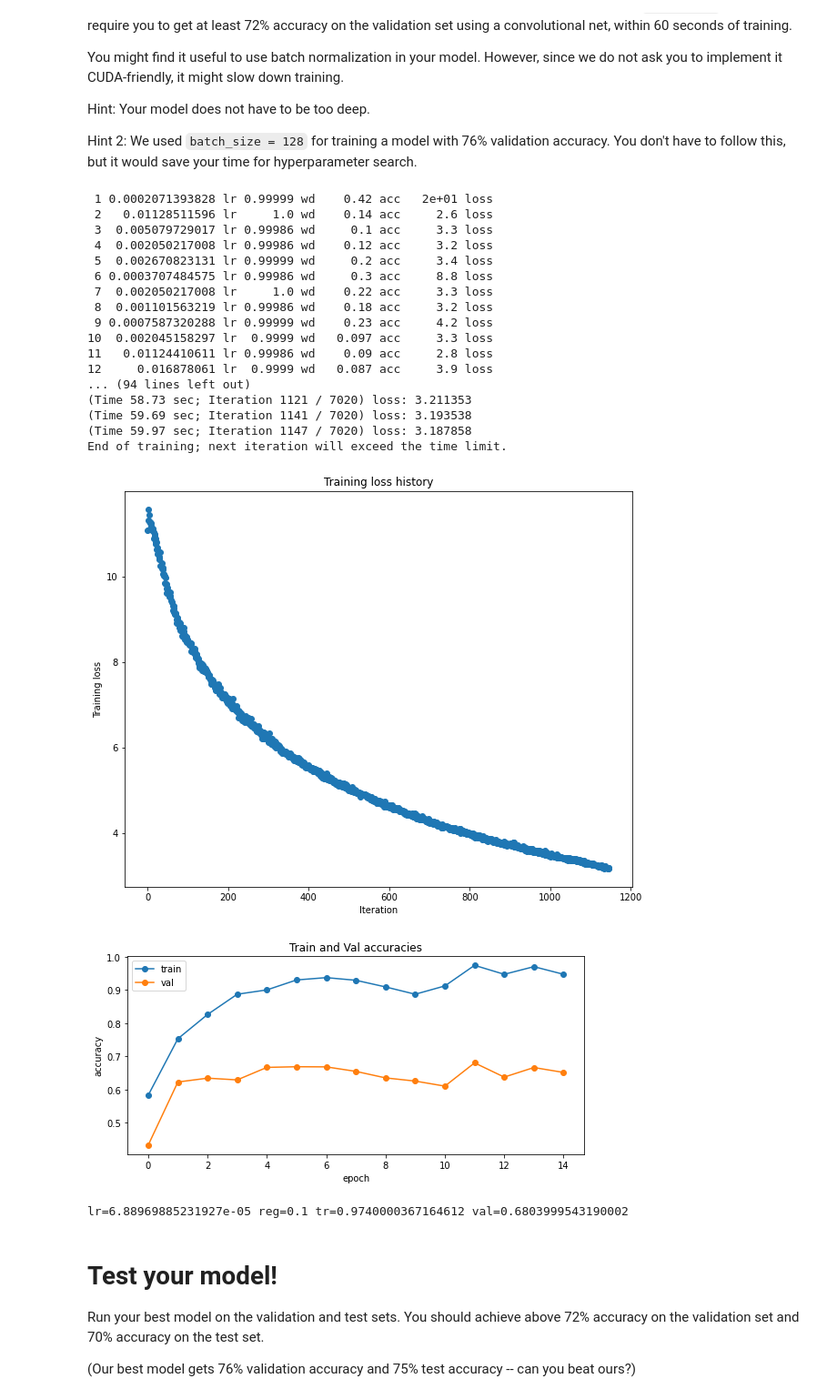
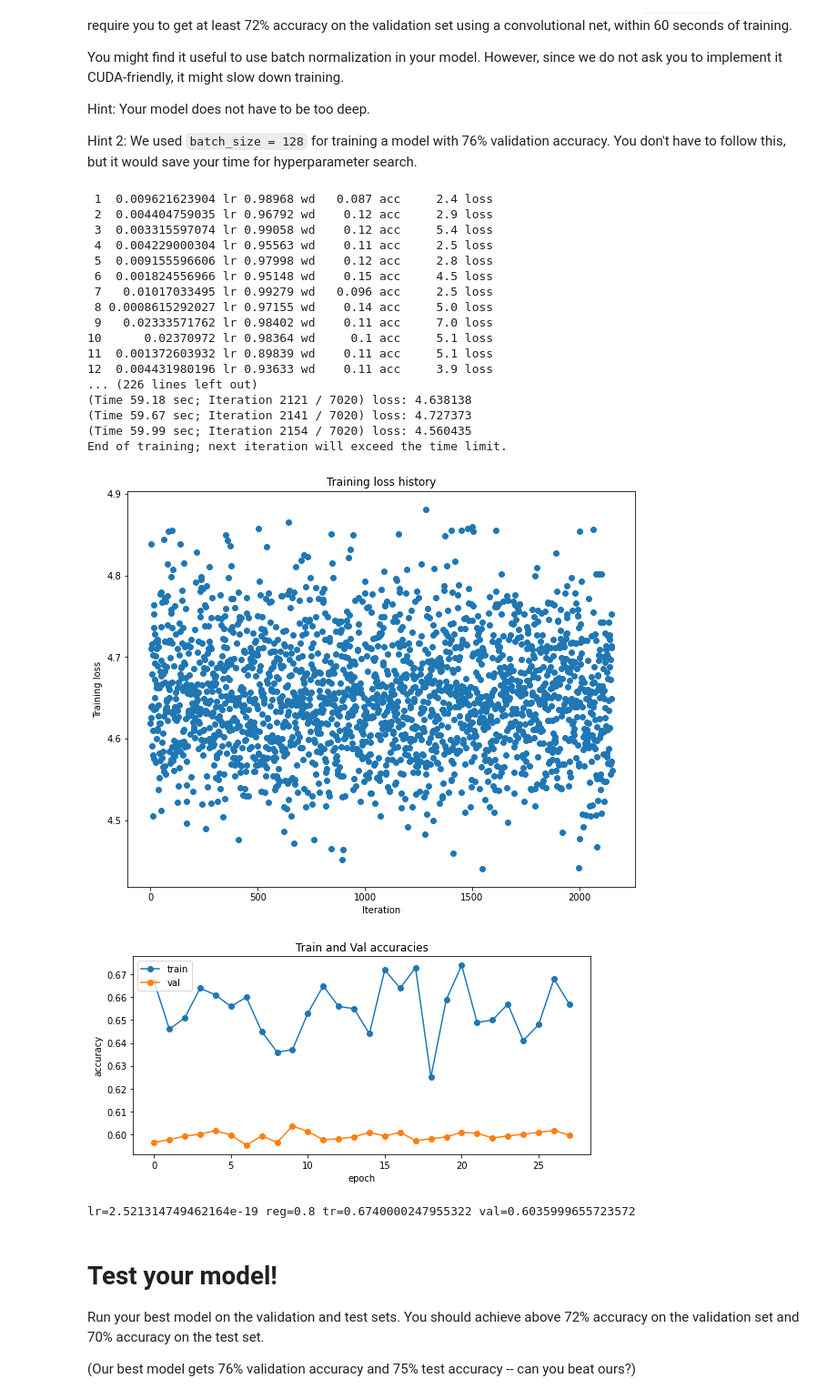
Before and after one commit to artkpv/dl_4_cv_umich, a Jupyter notebook: assignment3/convolutional_networks.ipynb, the cells around one changed output. Shown at 91% size. Cells and saved outputs as stored; diff of their text form; code cells hidden in the pictures.

```diff
--- a/assignment3/convolutional_networks.ipynb
+++ b/assignment3/convolutional_networks.ipynb
@@ -1840,28 +1846,33 @@ solver = Solver(
 )
 '''
 
-samples=30
-lrs = torch.distributions.log_normal.LogNormal(loc=-7.0, scale=2.00).sample((samples,))
-#wds = 1.0 - torch.distributions.log_normal.LogNormal(loc=-4.0, scale=1.00).sample((samples,))
-wds = 1.0-torch.tensor([0.0, 1.4e-4, 1e-4, 0.95e-4, 1.234e-5, 1e-5, 0.975e-5])
+samples=1
+lrs = [1e-4] # torch.distributions.log_normal.LogNormal(loc=-4.0, scale=1.00).sample((samples,))
+wds = [0.99] # 1.0 - torch.distributions.log_normal.LogNormal(loc=-4.0, scale=1.00).sample((samples,))
+#wds = 1.0-torch.tensor([0.0, 1.4e-4, 1e-4, 0.95e-4, 1.234e-5, 1e-5, 0.975e-5])
 #wds = 1.0-torch.tensor([1e-1, 1e-2, 1e-3, 1e-4, 1e-5])
-#regs = torch.distributions.log_normal.LogNormal(loc=-5.0, scale=1.00).sample((samples,))
-REG=1e-1
+#regs = torch.distributions.log_normal.LogNormal(loc=-0.5, scale=1.00).sample((samples,))
+reg=0.8
 
 best_acc = 0.0
 models = []
 counter = 0
-for lr_i, wd_i in torch.randint(0, samples, (samples, 2)):
+for lr_i, wd_i, reg_i in torch.randint(0, samples, (samples, 3)):
   counter += 1
   lr = lrs[lr_i]
   wd = wds[wd_i % len(wds)]
+  #reg = regs[reg_i % len(regs)]
   model = DeepConvNet(
       input_dims=input_dims,
       num_classes=10,
       batchnorm=True,
 
-      num_filters=[55]*2 + [70]*2 + [124]*2,
-      max_pools=[1, 3, 5],
+      # AlexNet div 2:
+      num_filters=[24] + [64] + [96]*2 + [64]*2,
+      max_pools=[0, 1, 5],
+
+      #num_filters=[55]*2 + [70]*2 + [124]*2,
+      #max_pools=[1, 3, 5],
 
       #num_filters=[32]*2 + [50]*4 + [60]*4 ,
       #max_pools=[1, 5, 9],
@@ -1877,7 +1888,7 @@ for lr_i, wd_i in torch.randint(0, samples, (samples, 2)):
 
       weight_scale='kaiming',
       #weight_scale=0.2494,
-      reg=REG,
+      reg=reg,
       **to_float_cuda
   )
   solver = Solver(
@@ -1937,52 +1948,52 @@ solver = Solver(
     lr_decay=wwd,
     print_every=20,
     device='cuda'
 )
 
 ################################################################################
 #                              END OF YOUR CODE                                #
 ################################################################################
 solver.train(time_limit=60)
 
 torch.backends.cudnn.benchmark = False
 
 plt.plot(solver.loss_history, 'o')
 plt.title('Training loss history')
 plt.xlabel('Iteration')
 plt.ylabel('Training loss')
 plt.show()
 
 plt.title('Train and Val accuracies')
 plt.plot(solver.train_acc_history, '-o')
 plt.plot(solver.val_acc_history, '-o')
 plt.legend(['train', 'val'], loc='upper left')
 plt.xlabel('epoch')
 plt.ylabel('accuracy')
 plt.gcf().set_size_inches(9, 4)
 plt.show()
 
 print(f"lr={solver.optim_config['learning_rate']} reg={model.reg} tr={max(solver.train_acc_history)} val={max(solver.val_acc_history)}")
 # %% [output]
- 1 0.0002071393828 lr 0.99999 wd    0.42 acc   2e+01 loss
- 2   0.01128511596 lr     1.0 wd    0.14 acc     2.6 loss
- 3  0.005079729017 lr 0.99986 wd     0.1 acc     3.3 loss
- 4  0.002050217008 lr 0.99986 wd    0.12 acc     3.2 loss
- 5  0.002670823131 lr 0.99999 wd     0.2 acc     3.4 loss
- 6 0.0003707484575 lr 0.99986 wd     0.3 acc     8.8 loss
- 7  0.002050217008 lr     1.0 wd    0.22 acc     3.3 loss
- 8  0.001101563219 lr 0.99986 wd    0.18 acc     3.2 loss
- 9 0.0007587320288 lr 0.99999 wd    0.23 acc     4.2 loss
-10  0.002045158297 lr  0.9999 wd   0.097 acc     3.3 loss
-11   0.01124410611 lr 0.99986 wd    0.09 acc     2.8 loss
-12     0.016878061 lr  0.9999 wd   0.087 acc     3.9 loss
-... (94 lines left out)
-(Time 58.73 sec; Iteration 1121 / 7020) loss: 3.211353
-(Time 59.69 sec; Iteration 1141 / 7020) loss: 3.193538
-(Time 59.97 sec; Iteration 1147 / 7020) loss: 3.187858
+ 1  0.009621623904 lr 0.98968 wd   0.087 acc     2.4 loss
+ 2  0.004404759035 lr 0.96792 wd    0.12 acc     2.9 loss
+ 3  0.003315597074 lr 0.99058 wd    0.12 acc     5.4 loss
+ 4  0.004229000304 lr 0.95563 wd    0.11 acc     2.5 loss
+ 5  0.009155596606 lr 0.97998 wd    0.12 acc     2.8 loss
+ 6  0.001824556966 lr 0.95148 wd    0.15 acc     4.5 loss
+ 7   0.01017033495 lr 0.99279 wd   0.096 acc     2.5 loss
+ 8 0.0008615292027 lr 0.97155 wd    0.14 acc     5.0 loss
+ 9   0.02333571762 lr 0.98402 wd    0.11 acc     7.0 loss
+10      0.02370972 lr 0.98364 wd     0.1 acc     5.1 loss
+11  0.001372603932 lr 0.89839 wd    0.11 acc     5.1 loss
+12  0.004431980196 lr 0.93633 wd    0.11 acc     3.9 loss
+... (226 lines left out)
+(Time 59.18 sec; Iteration 2121 / 7020) loss: 4.638138
+(Time 59.67 sec; Iteration 2141 / 7020) loss: 4.727373
+(Time 59.99 sec; Iteration 2154 / 7020) loss: 4.560435
 End of training; next iteration will exceed the time limit.
-[figure, old version]
+[figure, new version]
-[figure, old version]
+[figure, new version]
-lr=6.88969885231927e-05 reg=0.1 tr=0.9740000367164612 val=0.6803999543190002
+lr=2.521314749462164e-19 reg=0.8 tr=0.6740000247955322 val=0.6035999655723572
 # %% [markdown]
 # Test your model!
 Run your best model on the validation and test sets. You should achieve above 72% accuracy on the validation set and 70% accuracy on the test set.
```
Also changed, not shown: parts of 17 cells of this notebook.
